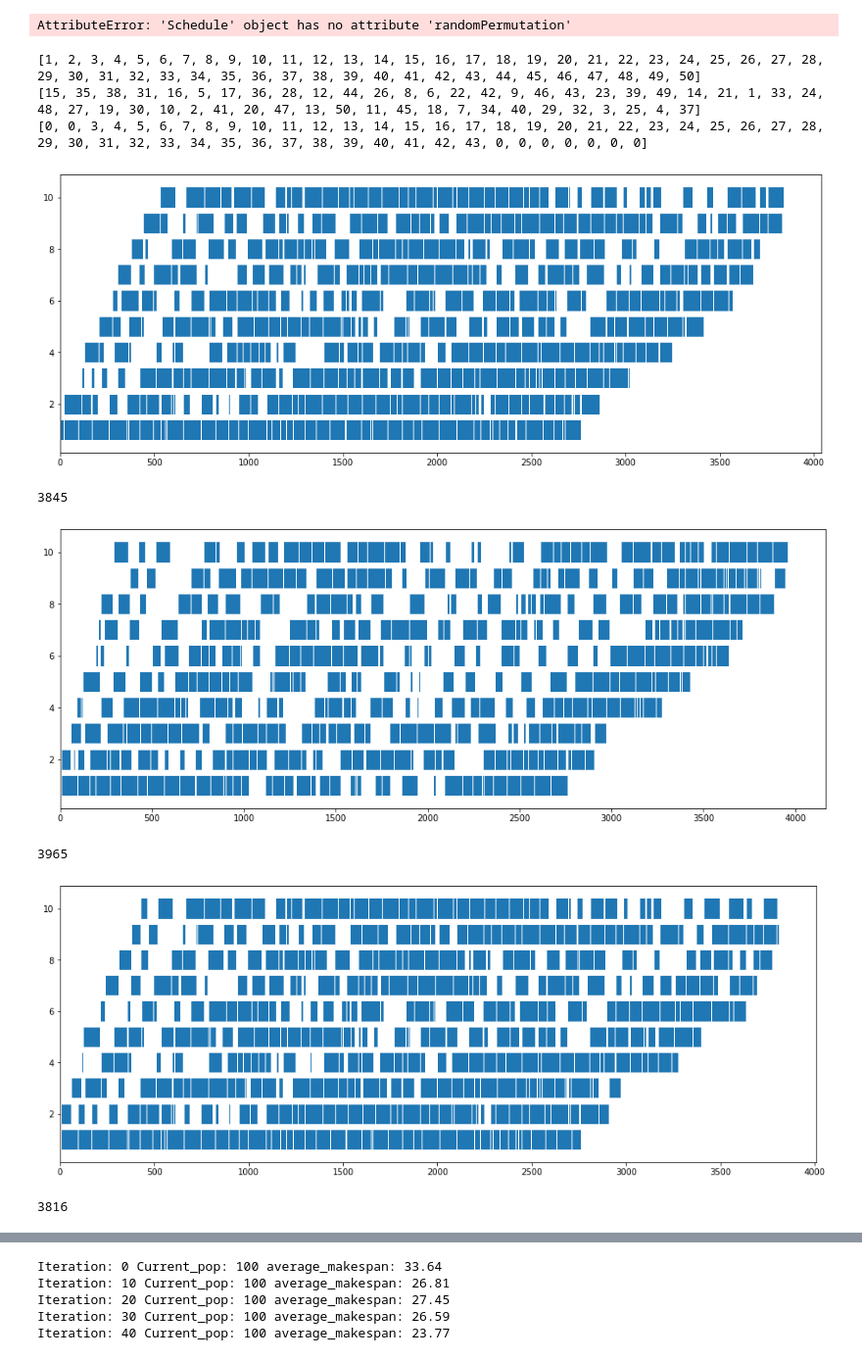
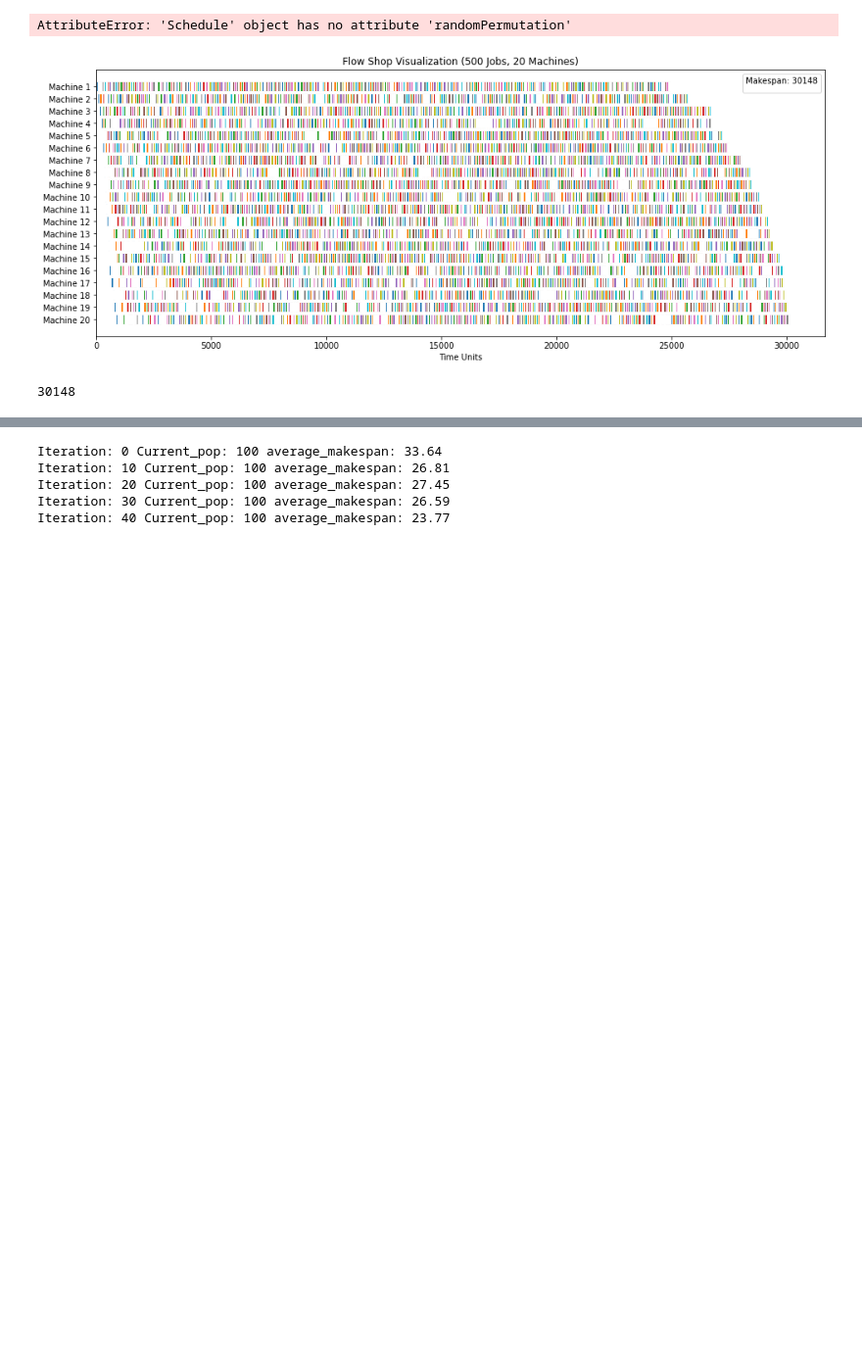
Before and after one commit to TedGraveson/GA-scheduling, a Jupyter notebook: Scheduling with Genetic Algorithms.ipynb, the cells around one changed output, grey strips where cells are left out. Shown: that part at 98% size. Saved outputs shown, nothing was run; the diff lists cells and outputs as text; code cells hidden in the pictures; blank space fills up the shorter version.

```diff
--- a/Scheduling with Genetic Algorithms.ipynb
+++ b/Scheduling with Genetic Algorithms.ipynb
@@ -86,26 +93,17 @@ def makespan_hist(makespan_list):
              edgecolor='white')
     plt.show()
 # %%
-df, nums = get_problem("dataset/ta050.txt")
+df, nums = get_problem("dataset/ta120.txt")
 s1 = df_to_schedule(df, nums)
-s1.set_permutation()
-print(s1.jobs)
-s2 = df_to_schedule(df, nums)
-s2.randomize()
-print(s2.jobs)
+s1.gantt_chart()
+# s1.set_permutation()
+# print(s1.jobs)
+# s2 = df_to_schedule(df, nums)
+# s2.randomize()
+# print(s2.jobs)
 
-child = GA.tp_cross(s1, s2)
-gantt_chart(s1)
-gantt_chart(s2)
-gantt_chart(child)
+# child = GA.tp_cross(s1, s2)
 # %% [output]
+[figure, new version]
-[1, 2, 3, 4, 5, 6, 7, 8, 9, 10, 11, 12, 13, 14, 15, 16, 17, 18, 19, 20, 21, 22, 23, 24, 25, 26, 27, 28, 29, 30, 31, 32, 33, 34, 35, 36, 37, 38, 39, 40, 41, 42, 43, 44, 45, 46, 47, 48, 49, 50]
-[15, 35, 38, 31, 16, 5, 17, 36, 28, 12, 44, 26, 8, 6, 22, 42, 9, 46, 43, 23, 39, 49, 14, 21, 1, 33, 24, 48, 27, 19, 30, 10, 2, 41, 20, 47, 13, 50, 11, 45, 18, 7, 34, 40, 29, 32, 3, 25, 4, 37]
-[0, 0, 3, 4, 5, 6, 7, 8, 9, 10, 11, 12, 13, 14, 15, 16, 17, 18, 19, 20, 21, 22, 23, 24, 25, 26, 27, 28, 29, 30, 31, 32, 33, 34, 35, 36, 37, 38, 39, 40, 41, 42, 43, 0, 0, 0, 0, 0, 0, 0]
+30148
-[figure, old version]
-3845
-[figure, removed]
-3965
-[figure, removed]
-3816
 # %%
```
Also changed, not shown: parts of 17 cells of this notebook.
